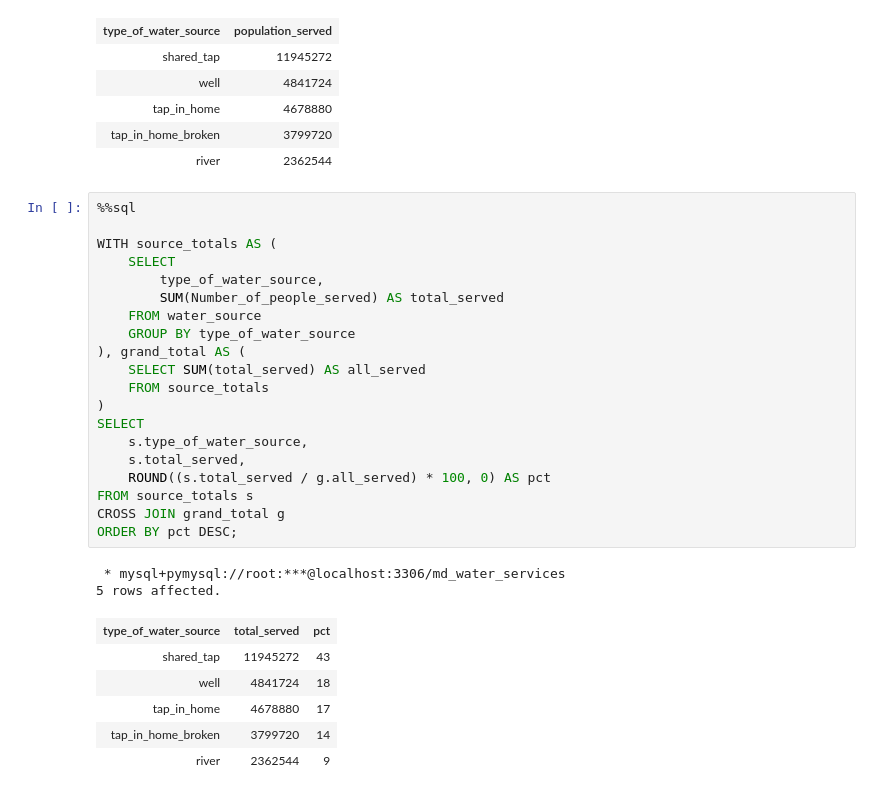
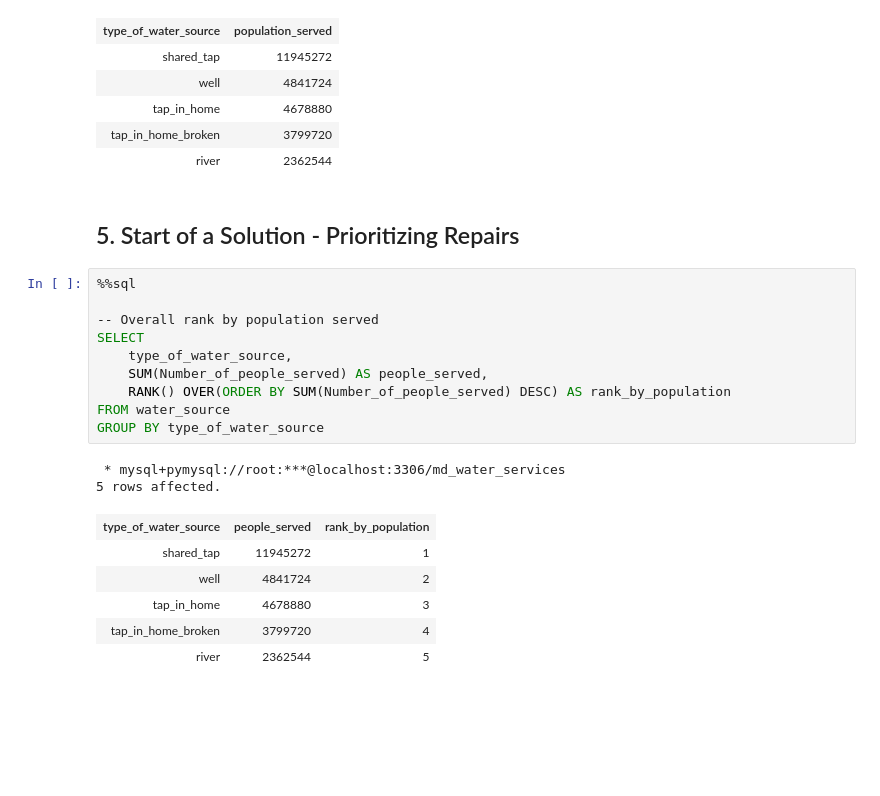
Before and after one commit to collins-kimotho/Maji_Ndogo, a Jupyter notebook: Maji_Ndogo.ipynb, the cells around one changed output. Saved outputs shown, nothing was run; the diff lists cells and outputs as text; blank space fills up the shorter version.

```diff
--- a/Maji_Ndogo.ipynb
+++ b/Maji_Ndogo.ipynb
@@ -672,32 +672,24 @@ ORDER BY population_served DESC;
 | tap_in_home | 4678880 |
 | tap_in_home_broken | 3799720 |
 | river | 2362544 |
-# %%
-%%sql
-
-WITH source_totals AS (
-    SELECT
-        type_of_water_source,
-        SUM(Number_of_people_served) AS total_served
-    FROM water_source
-    GROUP BY type_of_water_source
-), grand_total AS (
-    SELECT SUM(total_served) AS all_served
-    FROM source_totals
-)
-SELECT
-    s.type_of_water_source,
-    s.total_served,
-    ROUND((s.total_served / g.all_served) * 100, 0) AS pct
-FROM source_totals s
-CROSS JOIN grand_total g
-ORDER BY pct DESC;
-# %% [output]
- * mysql+pymysql://root:***@localhost:3306/md_water_services
-5 rows affected.
-| type_of_water_source | total_served | pct |
-| shared_tap | 11945272 | 43 |
-| well | 4841724 | 18 |
-| tap_in_home | 4678880 | 17 |
-| tap_in_home_broken | 3799720 | 14 |
-| river | 2362544 | 9 |
+# %% [markdown]
+## 5. Start of a Solution - Prioritizing Repairs
+# %%
+%%sql
+
+-- Overall rank by population served
+SELECT
+    type_of_water_source,
+    SUM(Number_of_people_served) AS people_served,
+    RANK() OVER(ORDER BY SUM(Number_of_people_served) DESC) AS rank_by_population
+FROM water_source
+GROUP BY type_of_water_source
+# %% [output]
+ * mysql+pymysql://root:***@localhost:3306/md_water_services
+5 rows affected.
+| type_of_water_source | people_served | rank_by_population |
+| shared_tap | 11945272 | 1 |
+| well | 4841724 | 2 |
+| tap_in_home | 4678880 | 3 |
+| tap_in_home_broken | 3799720 | 4 |
+| river | 2362544 | 5 |
```
Also changed, not shown: parts of 13 cells of this notebook.
